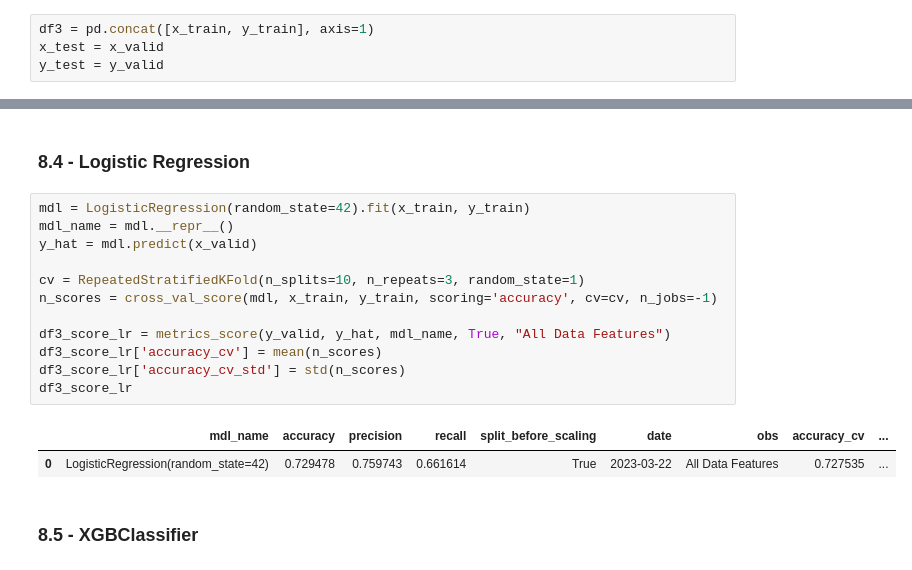
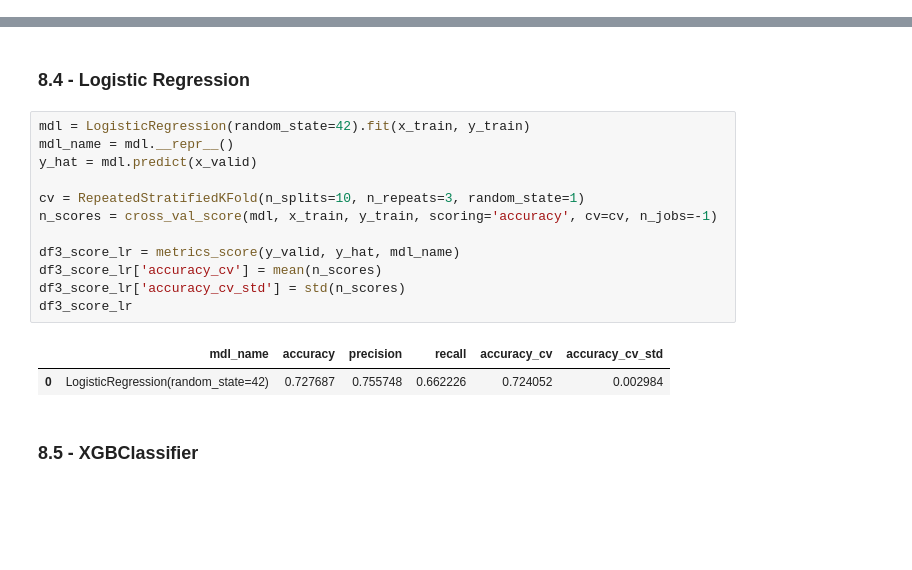
Before and after one commit to alessandra-barbosa/cardio_catch_disease, a Jupyter notebook: AB_cardio_catch_diseases_0.ipynb, the cells around one changed output, grey strips where cells are left out. Drawn from its saved outputs; the diff is of its cells as text; blank space fills up the shorter version.

```diff
--- a/AB_cardio_catch_diseases_0.ipynb
+++ b/AB_cardio_catch_diseases_0.ipynb
@@ -788,7 +752,3 @@ x_train, x_valid, y_train, y_valid = train_test_split(X, y, test_size=0.2, rando
-# %%
-df3 = pd.concat([x_train, y_train], axis=1)
-x_test = x_valid
-y_test = y_valid
 # %% [markdown]
 ### 6.2 - Normalization
 # %% [markdown]
@@ -942,18 +882,18 @@ df3_score_gbdt
 # %%
 mdl = LogisticRegression(random_state=42).fit(x_train, y_train)
 mdl_name = mdl.__repr__()
 y_hat = mdl.predict(x_valid)
 
 cv = RepeatedStratifiedKFold(n_splits=10, n_repeats=3, random_state=1)
 n_scores = cross_val_score(mdl, x_train, y_train, scoring='accuracy', cv=cv, n_jobs=-1)
 
-df3_score_lr = metrics_score(y_valid, y_hat, mdl_name, True, "All Data Features")
+df3_score_lr = metrics_score(y_valid, y_hat, mdl_name)
 df3_score_lr['accuracy_cv'] = mean(n_scores)
 df3_score_lr['accuracy_cv_std'] = std(n_scores)
 df3_score_lr
 # %% [output]
-|  | mdl_name | accuracy | precision | recall | split_before_scaling | date | obs | accuracy_cv | ... |
-| 0 | LogisticRegression(random_state=42) | 0.729478 | 0.759743 | 0.661614 | True | 2023-03-22 | All Data Features | 0.727535 | ... |
+|  | mdl_name | accuracy | precision | recall | accuracy_cv | accuracy_cv_std |
+| 0 | LogisticRegression(random_state=42) | 0.727687 | 0.755748 | 0.662226 | 0.724052 | 0.002984 |
 # %% [markdown]
 ### 8.5 - XGBClassifier
 # %% [markdown]
```
Also changed, not shown: parts of 55 cells of this notebook.
